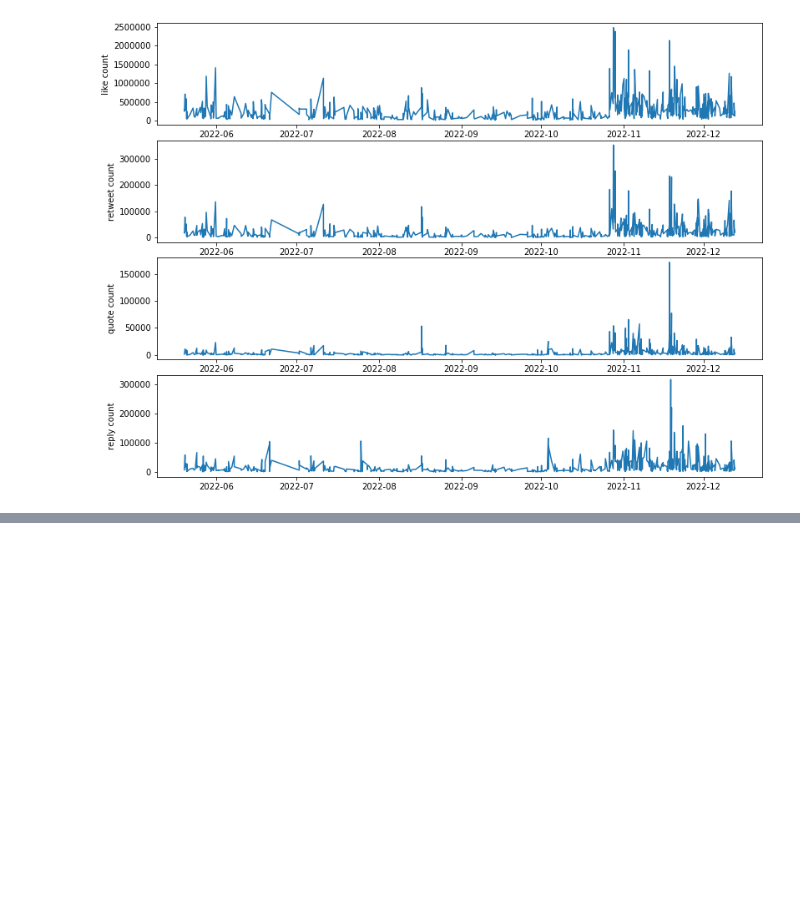
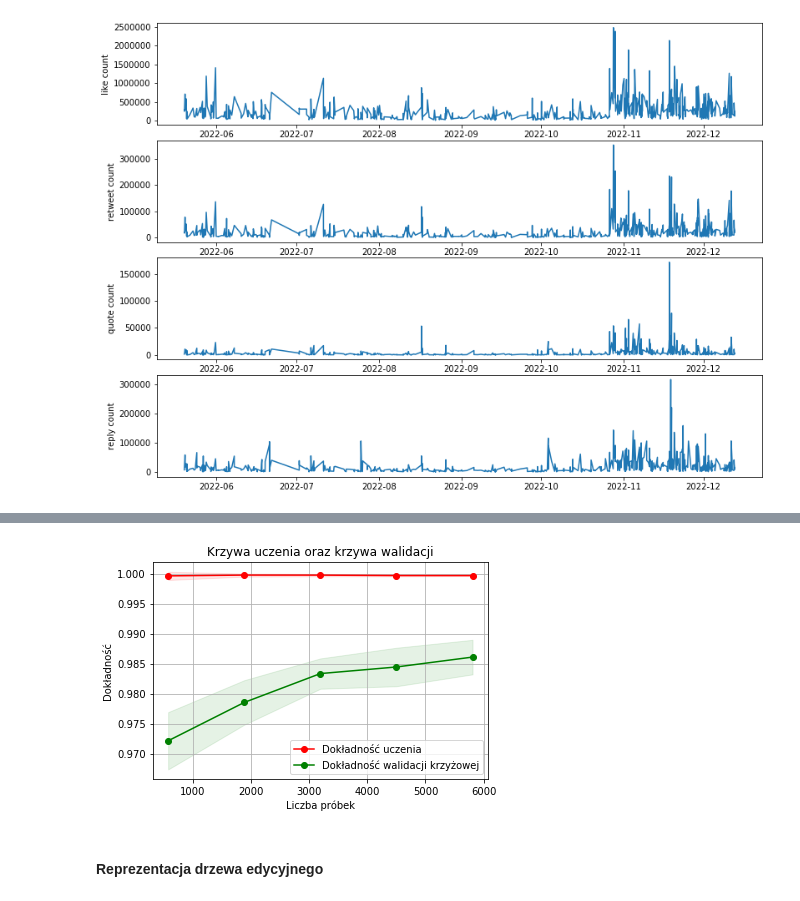
Before and after one commit to Wiktor-99/MAED, a Jupyter notebook: elon_musk_tweet_classification.ipynb, the cells around one changed output, grey strips where cells are left out. Cells and saved outputs as stored; diff of their text form; code cells hidden in the pictures; blank space fills up the shorter version.

```diff
--- a/elon_musk_tweet_classification.ipynb
+++ b/elon_musk_tweet_classification.ipynb
@@ -409,0 +682,10 @@ plot_charts(data_frame_elon, ylabels)
+# %%
+from sklearn import tree
+
+tree_cls = tree.DecisionTreeClassifier()
+tree_cls = tree_cls.fit(x_train, y_train)
+
+labels_predicted_tree = tree_cls.predict(x_test)
+print(f'DecisionTreeClassifier accuracy:  {100*accuracy_score(labels_predicted_tree, y_test)}[%]')
+print(classification_report(y_test, labels_predicted_tree))
+print(confusion_matrix(y_test, labels_predicted_tree))
@@ -409,0 +712,6 @@ plot_charts(data_frame_elon, ylabels)
+# %%
+plot_learning_curve(tree_cls, x, y, cv=cv, n_jobs=4)
+# %% [output]
+[figure, added]
+# %% [markdown]
+#### Reprezentacja drzewa edycyjnego
```
Also changed, not shown: parts of 22 cells of this notebook, 1 other file.
